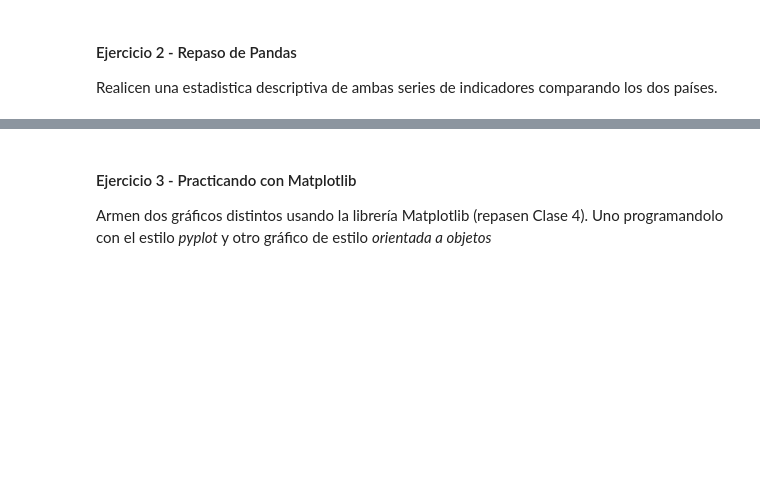
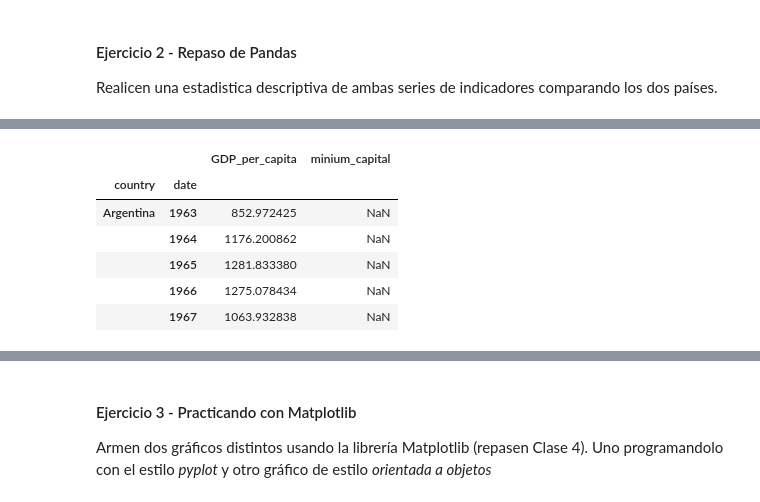
Before and after one commit to RoccoGabrielPimenta/BigDataUBA-Grupo22, a Jupyter notebook: TP1_Grupo_22.ipynb, the cells around one changed output, grey strips where cells are left out. Cells and saved outputs as stored; diff of their text form; code cells hidden in the pictures; blank space fills up the shorter version.

```diff
--- a/TP1_Grupo_22.ipynb
+++ b/TP1_Grupo_22.ipynb
@@ -117,0 +124,10 @@ Realicen una estadistica descriptiva de ambas series de indicadores comparando l
+# %%
+df[3:8] #periodo 63-67 en la Argentina
+# %% [output]
+|  |  | GDP_per_capita | minium_capital |
+| country | date |  |  |
+| Argentina | 1963 | 852.972425 | NaN |
+|  | 1964 | 1176.200862 | NaN |
+|  | 1965 | 1281.833380 | NaN |
+|  | 1966 | 1275.078434 | NaN |
+|  | 1967 | 1063.932838 | NaN |
```
Also changed, not shown: parts of 7 cells of this notebook.
